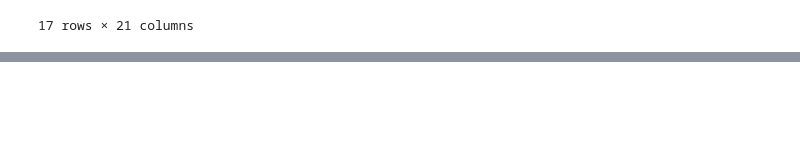
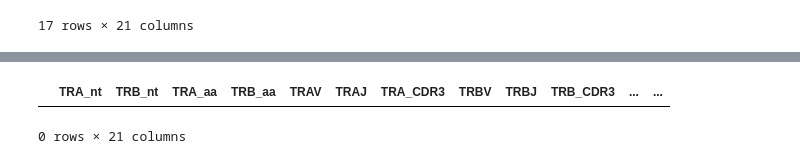
Before and after one commit to vegger/BA_ZHAW, a Jupyter notebook: notebooks/titanInvestigation.ipynb, the cells around one changed output, grey strips where cells are left out. Saved outputs shown, nothing was run; the diff lists cells and outputs as text; code cells hidden in the pictures; blank space fills up the shorter version.

Commit message:
CG: showed that the Stitchr encoding is working as expected but the TITAN dataset, to be more precise this specific file is hard to understand

```diff
--- a/notebooks/titanInvestigation.ipynb
+++ b/notebooks/titanInvestigation.ipynb
@@ -203,7 +203,7 @@ TRB_nt_expected
 # %%
 filtered_df= df_titan.filter(items=["TRA_nt", "TRB_nt", "TRA_aa", "TRB_aa"])
 # %%
-filtered_df = df_titan[df_titan['TRB_nt'] == TRB_nt_expected]
+filtered_df = df_titan[(df_titan['TRB_nt'] == TRB_nt_expected)]
 filtered_df
 # %% [output]
 |  | TRA_nt | TRB_nt | TRA_aa | TRB_aa | TRAV | TRAJ | TRA_CDR3 | TRBV | TRBJ | TRB_CDR3 | ... | ... |
@@ -227,0 +247,6 @@ filtered_df
+# %%
+filtered_df = filtered_df[(df_titan['TRA_nt'] == TRA_nt_expected) & (df_titan["epitope"] == "FLKEKGGL")]
+filtered_df
+# %% [output]
+|  | TRA_nt | TRB_nt | TRA_aa | TRB_aa | TRAV | TRAJ | TRA_CDR3 | TRBV | TRBJ | TRB_CDR3 | ... | ... |
+0 rows × 21 columns
```
Also changed, not shown: parts of 3 cells of this notebook.
